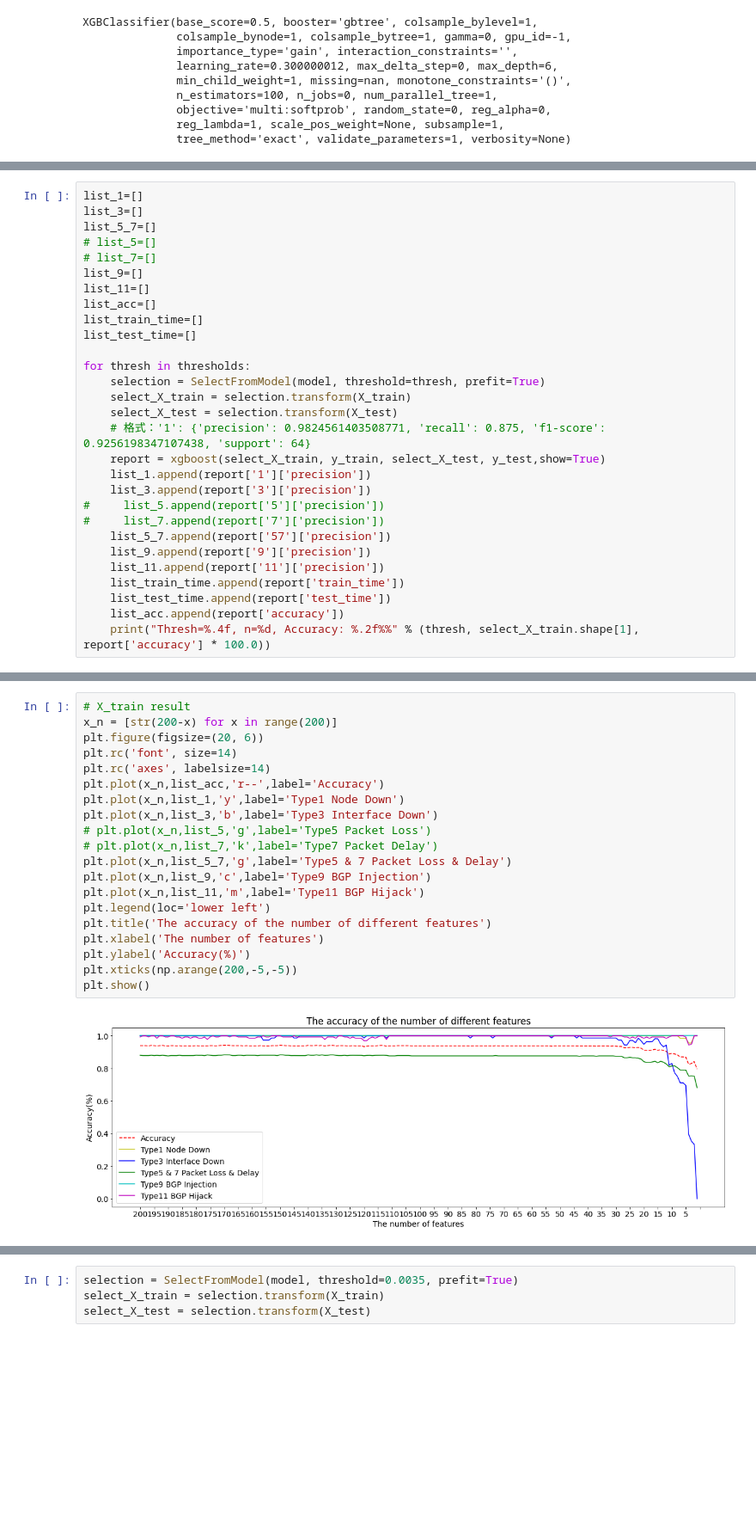
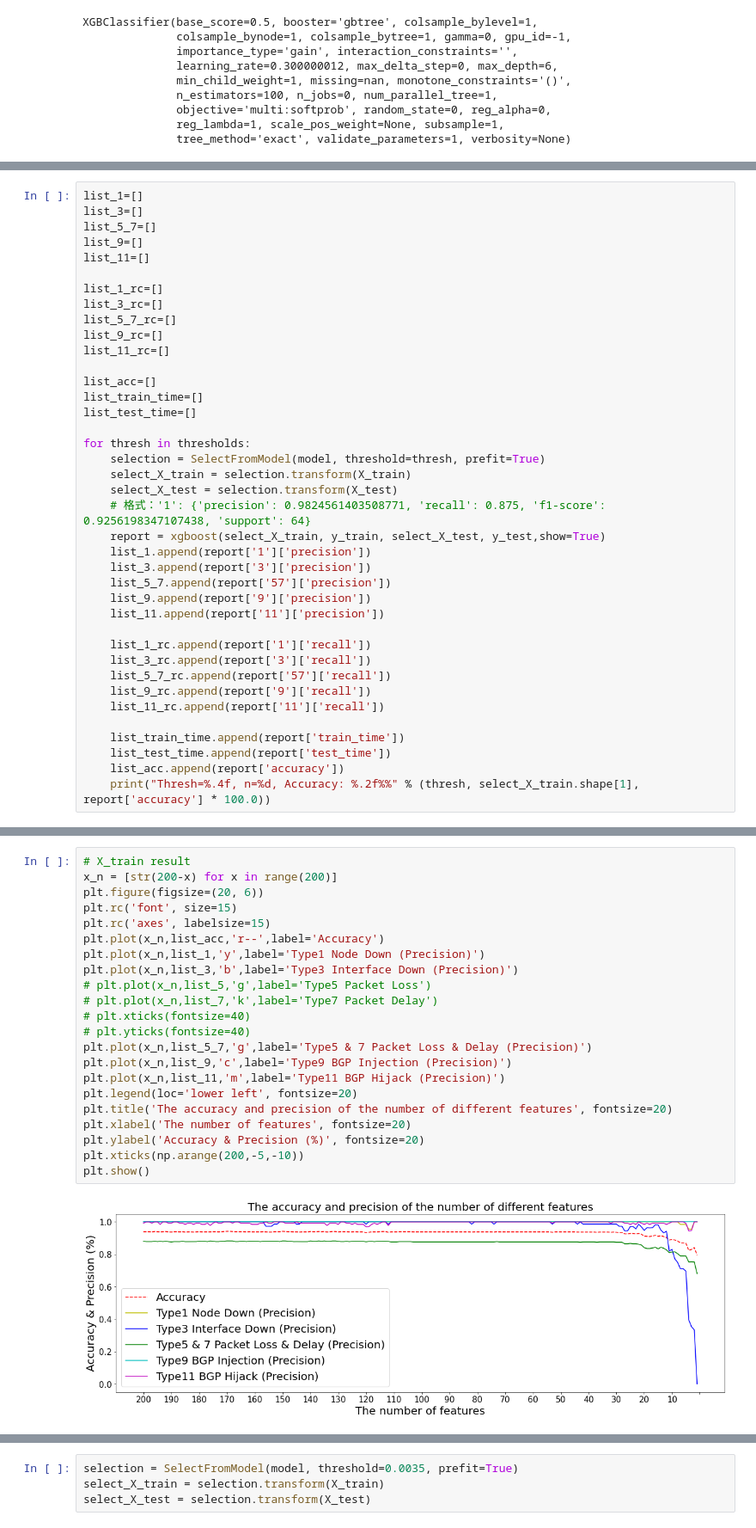
Before and after one commit to xiafei571/itu-ml-challenge, a Jupyter notebook: feature_importance_analysis.ipynb, the cells around one changed output, grey strips where cells are left out. Shown at 86% size. Saved outputs shown, nothing was run; the diff lists cells and outputs as text; blank space fills up the shorter version.

```diff
--- a/feature_importance_analysis.ipynb
+++ b/feature_importance_analysis.ipynb
@@ -188,10 +274,15 @@ print(thresholds)
 list_1=[]
 list_3=[]
 list_5_7=[]
-# list_5=[]
-# list_7=[]
 list_9=[]
 list_11=[]
+
+list_1_rc=[]
+list_3_rc=[]
+list_5_7_rc=[]
+list_9_rc=[]
+list_11_rc=[]
+
 list_acc=[]
 list_train_time=[]
 list_test_time=[]
@@ -204,11 +295,16 @@ for thresh in thresholds:
     report = xgboost(select_X_train, y_train, select_X_test, y_test,show=True)
     list_1.append(report['1']['precision'])
     list_3.append(report['3']['precision'])
-#     list_5.append(report['5']['precision'])
-#     list_7.append(report['7']['precision'])
     list_5_7.append(report['57']['precision'])
     list_9.append(report['9']['precision'])
     list_11.append(report['11']['precision'])
+
+    list_1_rc.append(report['1']['recall'])
+    list_3_rc.append(report['3']['recall'])
+    list_5_7_rc.append(report['57']['recall'])
+    list_9_rc.append(report['9']['recall'])
+    list_11_rc.append(report['11']['recall'])
+
     list_train_time.append(report['train_time'])
     list_test_time.append(report['test_time'])
     list_acc.append(report['accuracy'])
@@ -236,22 +334,24 @@ print(len(list_1))
 # %%
 # X_train result
 x_n = [str(200-x) for x in range(200)]
 plt.figure(figsize=(20, 6))
-plt.rc('font', size=14)
-plt.rc('axes', labelsize=14)
+plt.rc('font', size=15)
+plt.rc('axes', labelsize=15)
 plt.plot(x_n,list_acc,'r--',label='Accuracy')
-plt.plot(x_n,list_1,'y',label='Type1 Node Down')
-plt.plot(x_n,list_3,'b',label='Type3 Interface Down')
+plt.plot(x_n,list_1,'y',label='Type1 Node Down (Precision)')
+plt.plot(x_n,list_3,'b',label='Type3 Interface Down (Precision)')
 # plt.plot(x_n,list_5,'g',label='Type5 Packet Loss')
 # plt.plot(x_n,list_7,'k',label='Type7 Packet Delay')
-plt.plot(x_n,list_5_7,'g',label='Type5 & 7 Packet Loss & Delay')
-plt.plot(x_n,list_9,'c',label='Type9 BGP Injection')
-plt.plot(x_n,list_11,'m',label='Type11 BGP Hijack')
-plt.legend(loc='lower left')
-plt.title('The accuracy of the number of different features')
-plt.xlabel('The number of features')
-plt.ylabel('Accuracy(%)')
-plt.xticks(np.arange(200,-5,-5))
+# plt.xticks(fontsize=40)
+# plt.yticks(fontsize=40)
+plt.plot(x_n,list_5_7,'g',label='Type5 & 7 Packet Loss & Delay (Precision)')
+plt.plot(x_n,list_9,'c',label='Type9 BGP Injection (Precision)')
+plt.plot(x_n,list_11,'m',label='Type11 BGP Hijack (Precision)')
+plt.legend(loc='lower left', fontsize=20)
+plt.title('The accuracy and precision of the number of different features', fontsize=20)
+plt.xlabel('The number of features', fontsize=20)
+plt.ylabel('Accuracy & Precision (%)', fontsize=20)
+plt.xticks(np.arange(200,-5,-10))
 plt.show()
 # %% [output]
-[figure, old version]
+[figure, new version]
```
Also changed, not shown: parts of 17 cells of this notebook, 2 other files.
